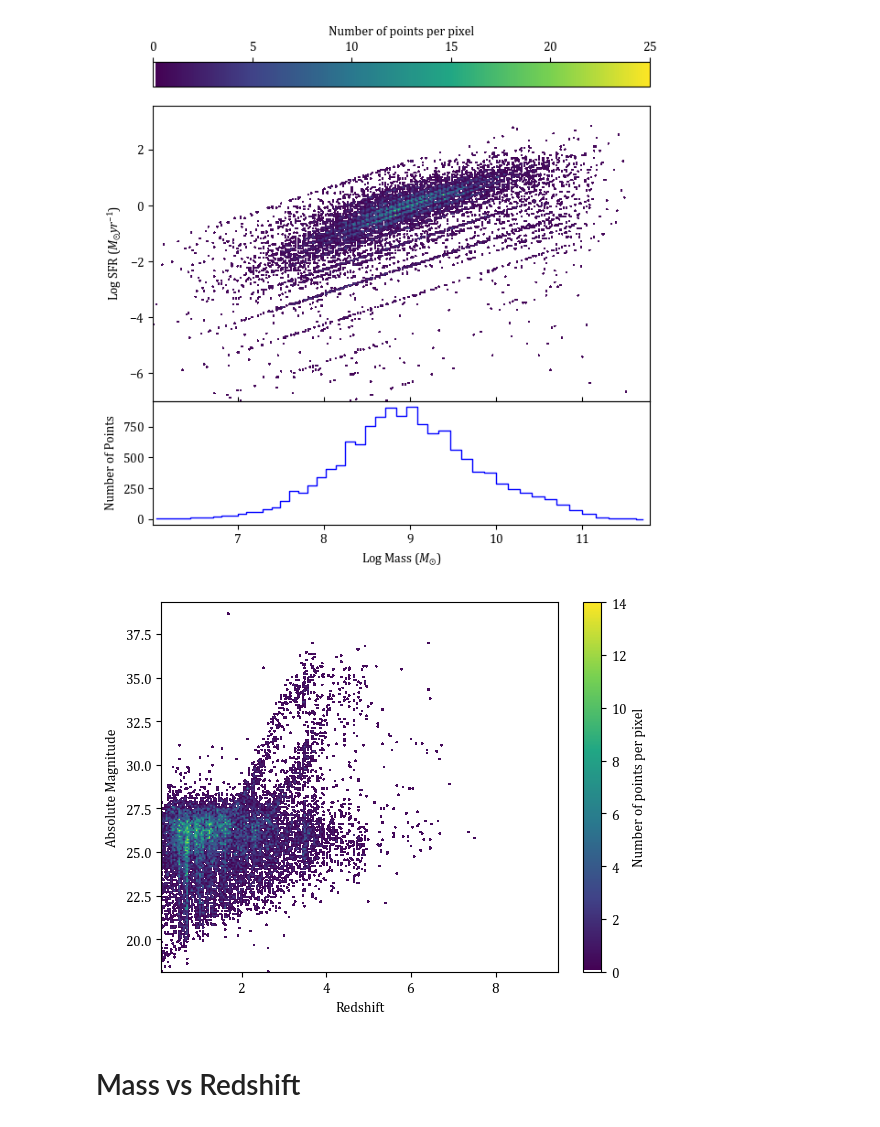
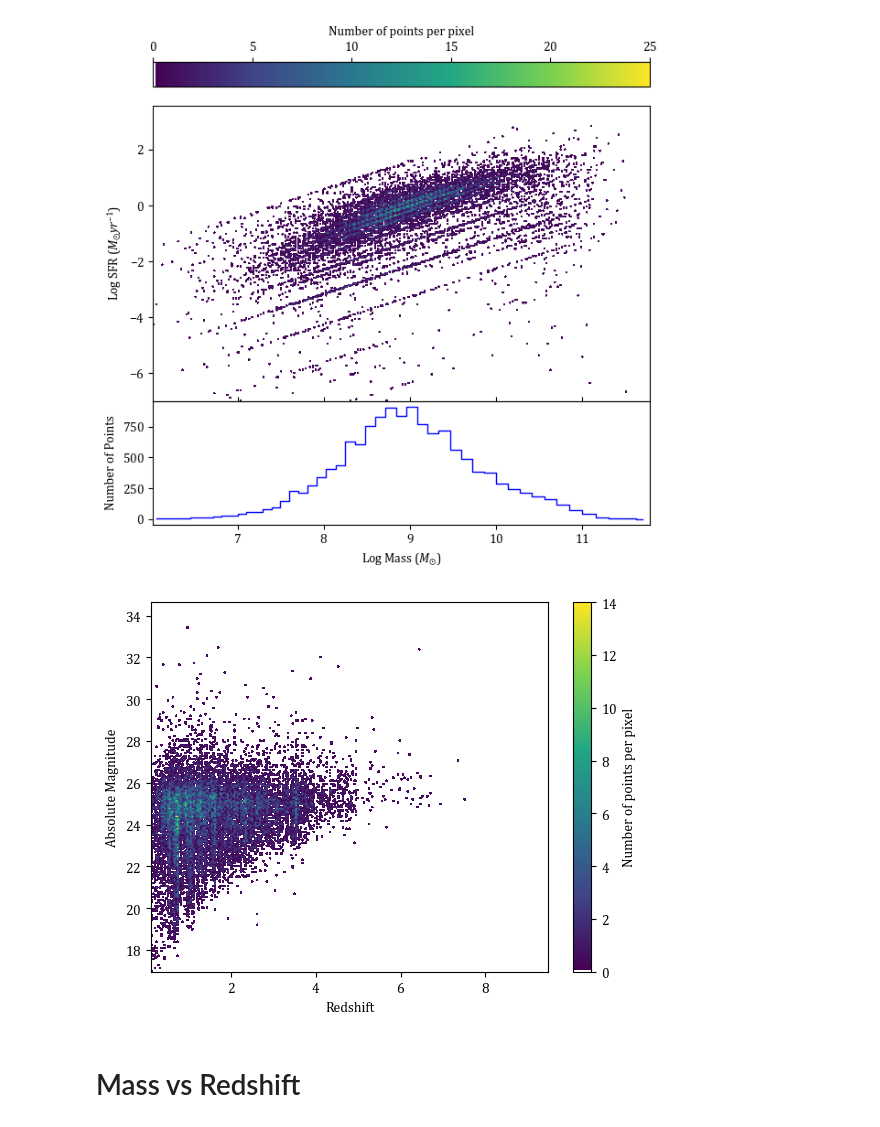
Before and after one commit to daniel-lyon/MPhil-Code, a Jupyter notebook: zfourge_cdfs.ipynb, the cells around one changed output. Saved outputs shown, nothing was run; the diff lists cells and outputs as text; code cells hidden in the pictures.

```diff
--- a/zfourge_cdfs.ipynb
+++ b/zfourge_cdfs.ipynb
@@ -58,17 +58,17 @@ ax1.get_xaxis().set_ticks_position('both')
 # %% [output]
 [figure]
 # %%
-frest = df['FK']
+frest = df['FKs']
 mabs = 25 - 2.5*np.log10(frest) # AB magnitude
 z = df['z']
 
 fig = plt.figure()
 scatter_colour_density(fig, z, mabs, white_viridis)
 plt.xlabel('Redshift')
 plt.ylabel('Absolute Magnitude')
 plt.show()
 # %% [output]
-[figure, old version]
+[figure, new version]
 # %% [markdown]
 # Mass vs Redshift
 # %%
```
Also changed, not shown: parts of 1 cell of this notebook, 4 other files.
